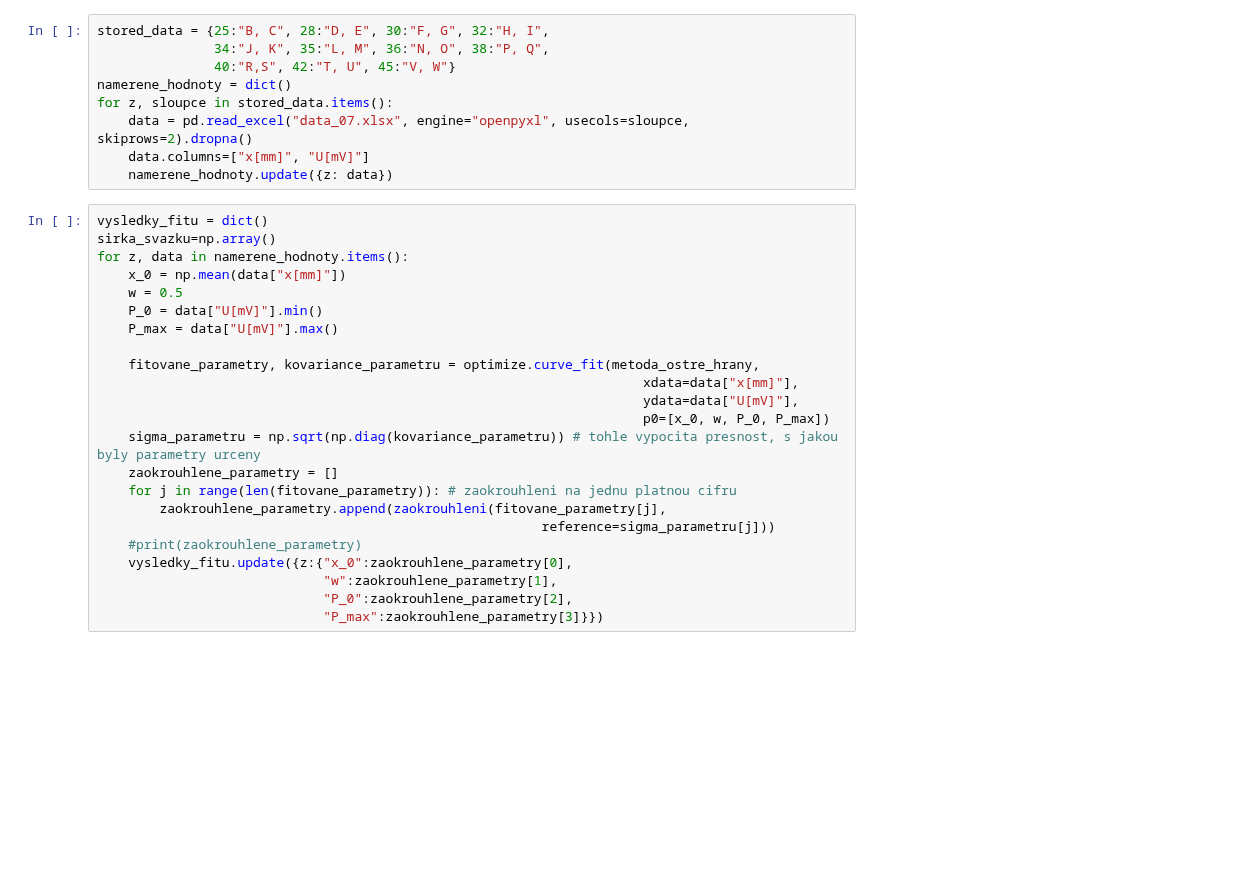
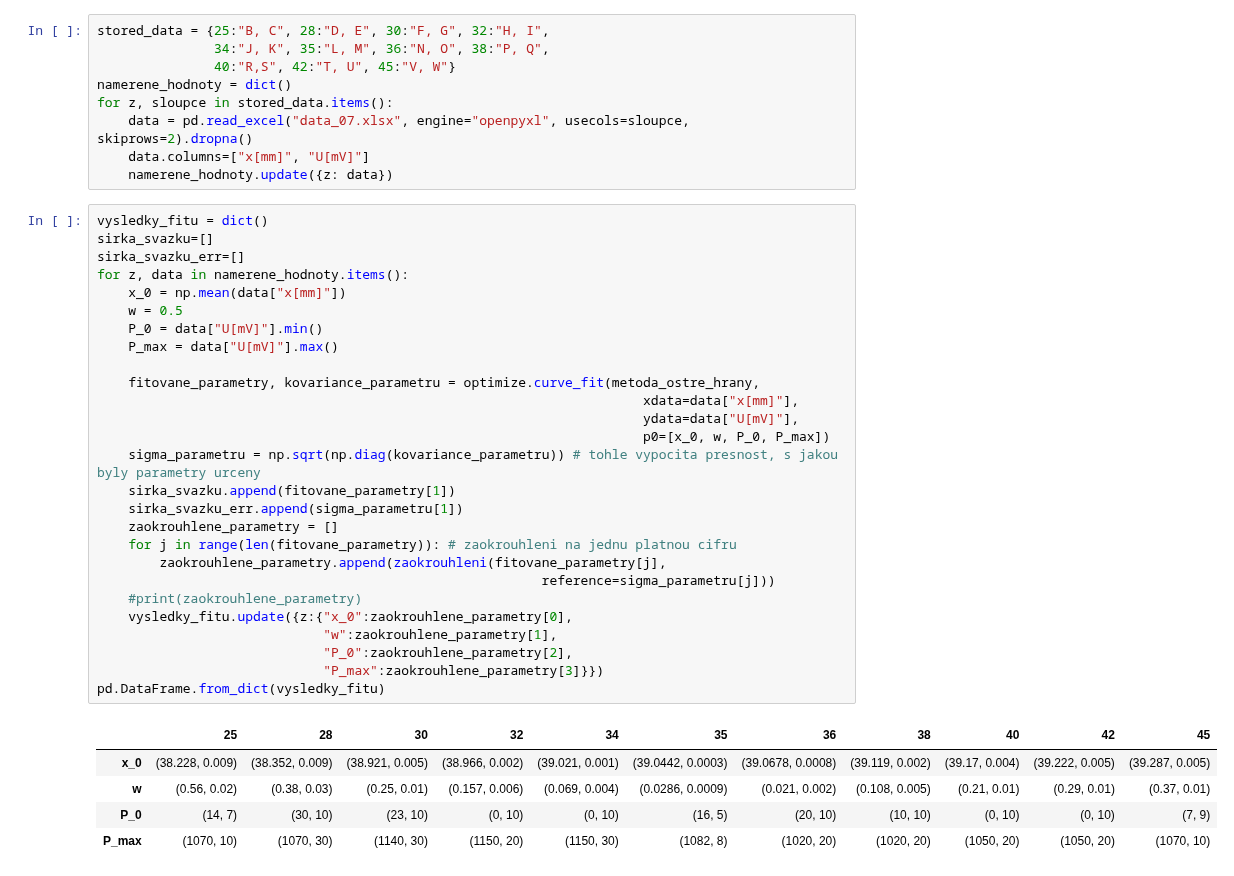
Before and after one commit to omikron-ceti/ZPLT, a Jupyter notebook: uloha_07/data_07/data_07.ipynb, the cells around one changed output. Drawn from its saved outputs; the diff is of its cells as text; blank space fills up the shorter version.

```diff
--- a/uloha_07/data_07/data_07.ipynb
+++ b/uloha_07/data_07/data_07.ipynb
@@ -21,27 +25,37 @@ for z, sloupce in stored_data.items():
     namerene_hodnoty.update({z: data})
 # %%
 vysledky_fitu = dict()
-sirka_svazku=np.array()
+sirka_svazku=[]
+sirka_svazku_err=[]
 for z, data in namerene_hodnoty.items():
     x_0 = np.mean(data["x[mm]"])
     w = 0.5
     P_0 = data["U[mV]"].min()
     P_max = data["U[mV]"].max()
 
     fitovane_parametry, kovariance_parametru = optimize.curve_fit(metoda_ostre_hrany,
                                                                       xdata=data["x[mm]"],
                                                                       ydata=data["U[mV]"],
                                                                       p0=[x_0, w, P_0, P_max])
     sigma_parametru = np.sqrt(np.diag(kovariance_parametru)) # tohle vypocita presnost, s jakou byly parametry urceny
+    sirka_svazku.append(fitovane_parametry[1])
+    sirka_svazku_err.append(sigma_parametru[1])
     zaokrouhlene_parametry = []
     for j in range(len(fitovane_parametry)): # zaokrouhleni na jednu platnou cifru
         zaokrouhlene_parametry.append(zaokrouhleni(fitovane_parametry[j],
                                                          reference=sigma_parametru[j]))
     #print(zaokrouhlene_parametry)
     vysledky_fitu.update({z:{"x_0":zaokrouhlene_parametry[0],
                              "w":zaokrouhlene_parametry[1],
                              "P_0":zaokrouhlene_parametry[2],
                              "P_max":zaokrouhlene_parametry[3]}})
+pd.DataFrame.from_dict(vysledky_fitu)
+# %% [output]
+|  | 25 | 28 | 30 | 32 | 34 | 35 | 36 | 38 | 40 | 42 | 45 |
+| x_0 | (38.228, 0.009) | (38.352, 0.009) | (38.921, 0.005) | (38.966, 0.002) | (39.021, 0.001) | (39.0442, 0.0003) | (39.0678, 0.0008) | (39.119, 0.002) | (39.17, 0.004) | (39.222, 0.005) | (39.287, 0.005) |
+| w | (0.56, 0.02) | (0.38, 0.03) | (0.25, 0.01) | (0.157, 0.006) | (0.069, 0.004) | (0.0286, 0.0009) | (0.021, 0.002) | (0.108, 0.005) | (0.21, 0.01) | (0.29, 0.01) | (0.37, 0.01) |
+| P_0 | (14, 7) | (30, 10) | (23, 10) | (0, 10) | (0, 10) | (16, 5) | (20, 10) | (10, 10) | (0, 10) | (0, 10) | (7, 9) |
+| P_max | (1070, 10) | (1070, 30) | (1140, 30) | (1150, 20) | (1150, 30) | (1082, 8) | (1020, 20) | (1020, 20) | (1050, 20) | (1050, 20) | (1070, 10) |
 # %%
 graf1_z = [[34, 35], [36, 38]]
 graf2_z = [[25, 30], [40, 45]]
```
Also changed, not shown: parts of 6 cells of this notebook, 2 other files.
